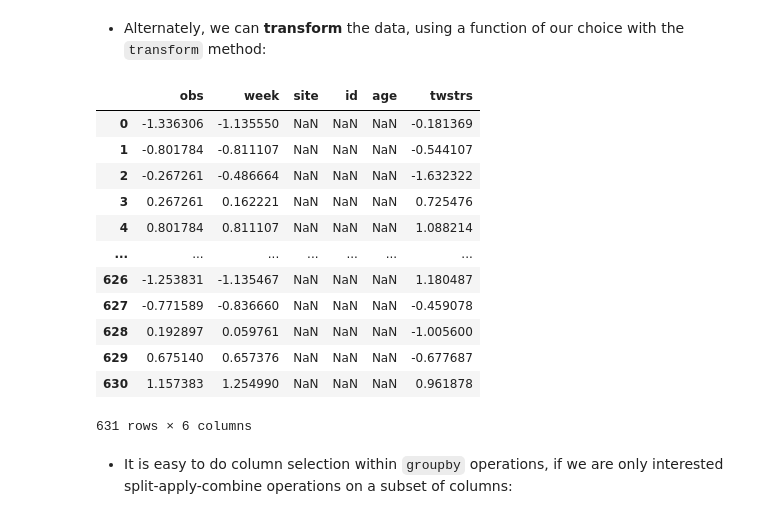
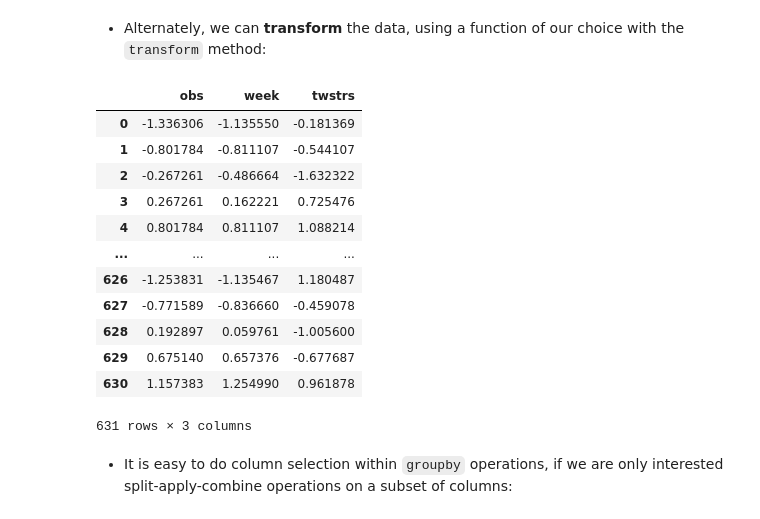
Before and after one commit to feng-li/Python-for-Statisticians-and-Economists, a Jupyter notebook: P02-Python-Data-Structures/L02.3-Manipulating-DataFrames-with-Pandas.ipynb, the cells around one changed output. Cells and saved outputs as stored; diff of their text form; code cells hidden in the pictures.

```diff
--- a/P02-Python-Data-Structures/L02.3-Manipulating-DataFrames-with-Pandas.ipynb
+++ b/P02-Python-Data-Structures/L02.3-Manipulating-DataFrames-with-Pandas.ipynb
@@ -893,23 +1168,24 @@ cdystonia.groupby(['week','site']).mean()
 # %% [markdown]
 - Alternately, we can **transform** the data, using a function of our choice with the `transform` method:
-# %%
-normalize = lambda x: (x - x.mean())/x.std()
-
-cdystonia_grouped.transform(normalize)
-# %% [output]
-|  | obs | week | site | id | age | twstrs |
-| 0 | -1.336306 | -1.135550 | NaN | NaN | NaN | -0.181369 |
-| 1 | -0.801784 | -0.811107 | NaN | NaN | NaN | -0.544107 |
-| 2 | -0.267261 | -0.486664 | NaN | NaN | NaN | -1.632322 |
-| 3 | 0.267261 | 0.162221 | NaN | NaN | NaN | 0.725476 |
-| 4 | 0.801784 | 0.811107 | NaN | NaN | NaN | 1.088214 |
-| ... | ... | ... | ... | ... | ... | ... |
-| 626 | -1.253831 | -1.135467 | NaN | NaN | NaN | 1.180487 |
-| 627 | -0.771589 | -0.836660 | NaN | NaN | NaN | -0.459078 |
-| 628 | 0.192897 | 0.059761 | NaN | NaN | NaN | -1.005600 |
-| 629 | 0.675140 | 0.657376 | NaN | NaN | NaN | -0.677687 |
-| 630 | 1.157383 | 1.254990 | NaN | NaN | NaN | 0.961878 |
-631 rows × 6 columns
+# %%
+cdystonia2 = cdystonia_grouped[["obs", "week", "twstrs"]]
+normalize = lambda x: (x - x.mean())/x.std()
+
+cdystonia2.transform(normalize)
+# %% [output]
+|  | obs | week | twstrs |
+| 0 | -1.336306 | -1.135550 | -0.181369 |
+| 1 | -0.801784 | -0.811107 | -0.544107 |
+| 2 | -0.267261 | -0.486664 | -1.632322 |
+| 3 | 0.267261 | 0.162221 | 0.725476 |
+| 4 | 0.801784 | 0.811107 | 1.088214 |
+| ... | ... | ... | ... |
+| 626 | -1.253831 | -1.135467 | 1.180487 |
+| 627 | -0.771589 | -0.836660 | -0.459078 |
+| 628 | 0.192897 | 0.059761 | -1.005600 |
+| 629 | 0.675140 | 0.657376 | -0.677687 |
+| 630 | 1.157383 | 1.254990 | 0.961878 |
+631 rows × 3 columns
 # %% [markdown]
 - It is easy to do column selection within `groupby` operations, if we are only interested split-apply-combine operations on a subset of columns:
 # %%
```
Also changed, not shown: parts of 48 cells of this notebook, 2 other files.
